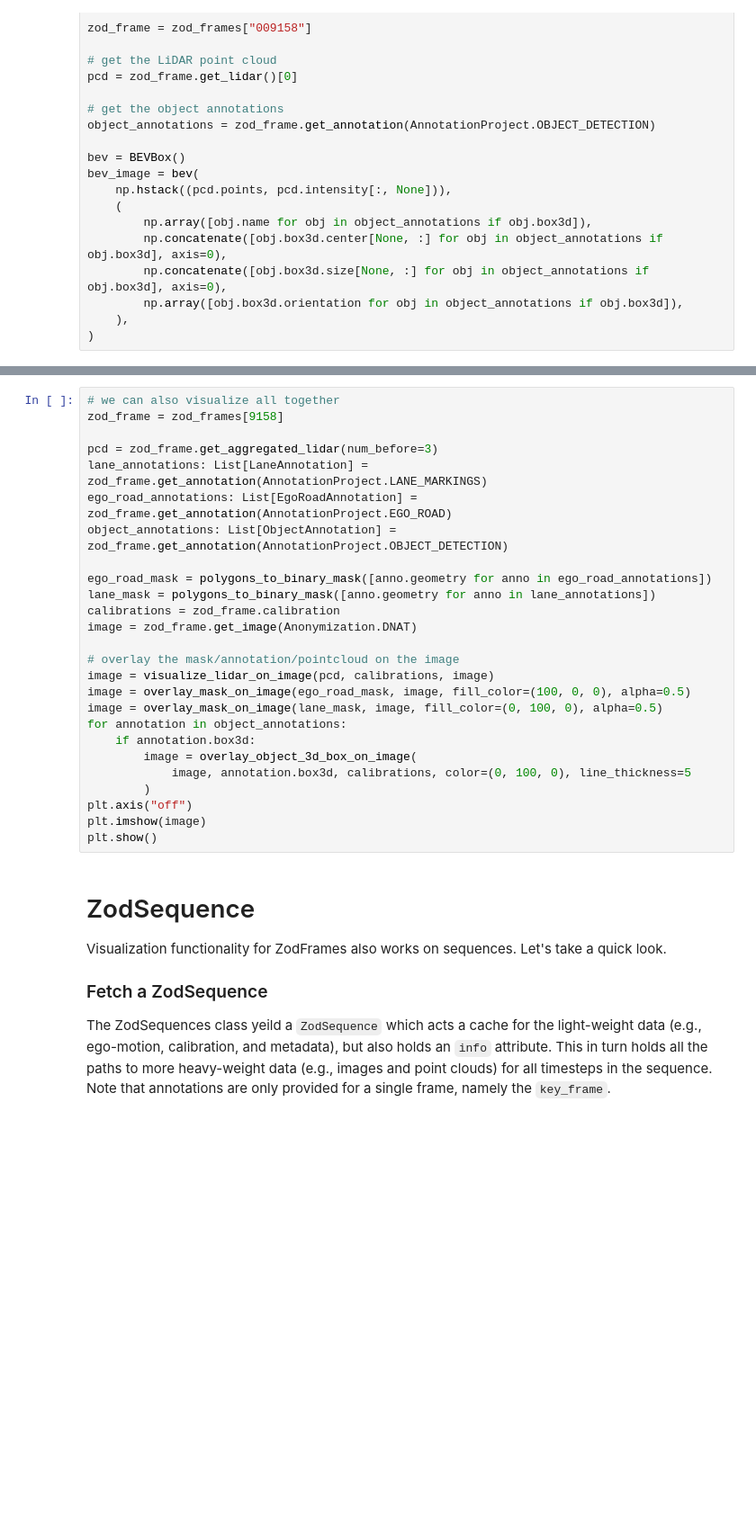
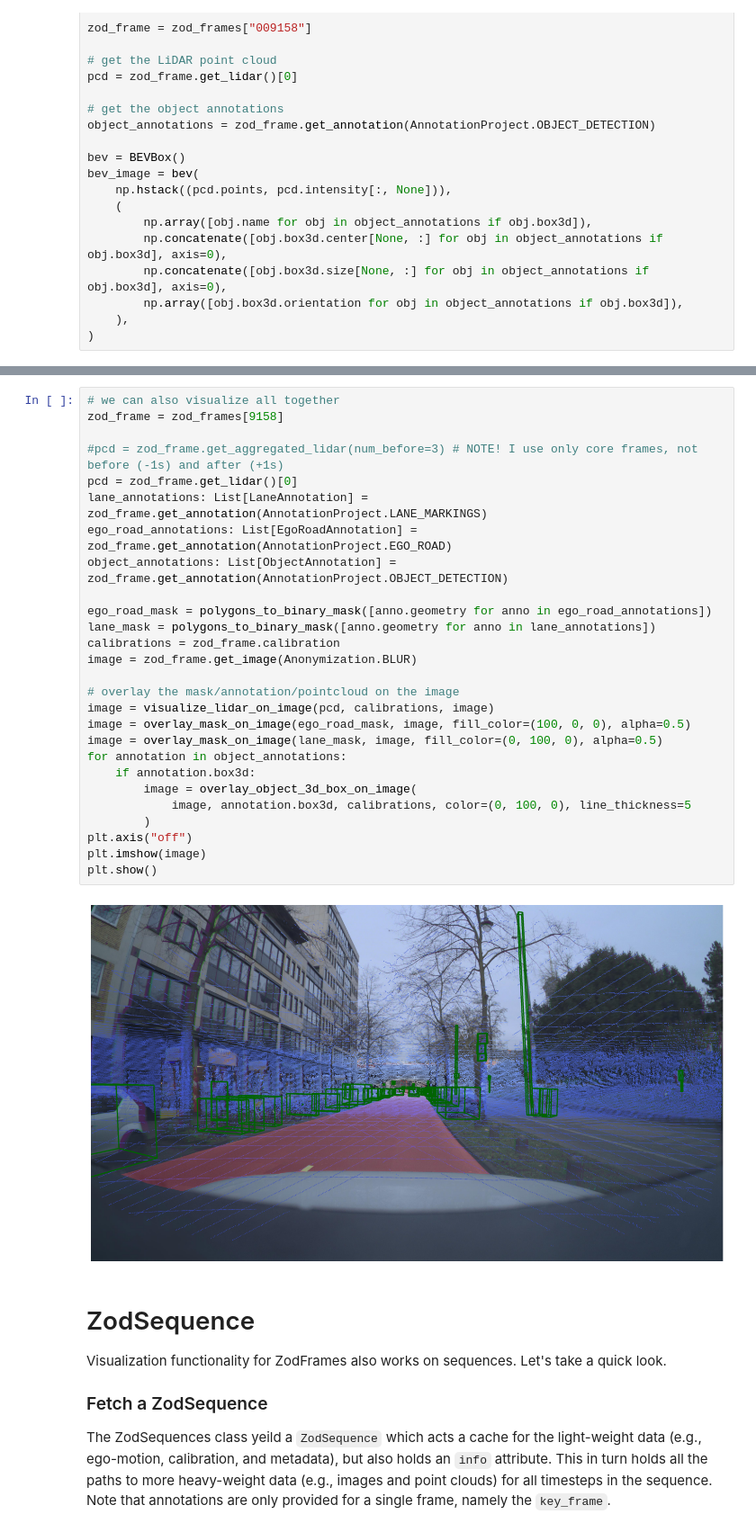
Before and after one commit to Petros626/zod, a Jupyter notebook: examples/devkit_tutorial.ipynb, the cells around one changed output, grey strips where cells are left out. Shown at 90% size. Drawn from its saved outputs; the diff is of its cells as text; blank space fills up the shorter version.

Commit message:
finalize the script to run only with lidar core frames

```diff
--- a/examples/devkit_tutorial.ipynb
+++ b/examples/devkit_tutorial.ipynb
@@ -473,29 +444,32 @@ plt.show()
 # %%
 # we can also visualize all together
 zod_frame = zod_frames[9158]
 
-pcd = zod_frame.get_aggregated_lidar(num_before=3)
+#pcd = zod_frame.get_aggregated_lidar(num_before=3) # NOTE! I use only core frames, not before (-1s) and after (+1s)
+pcd = zod_frame.get_lidar()[0]
 lane_annotations: List[LaneAnnotation] = zod_frame.get_annotation(AnnotationProject.LANE_MARKINGS)
 ego_road_annotations: List[EgoRoadAnnotation] = zod_frame.get_annotation(AnnotationProject.EGO_ROAD)
 object_annotations: List[ObjectAnnotation] = zod_frame.get_annotation(AnnotationProject.OBJECT_DETECTION)
 
 ego_road_mask = polygons_to_binary_mask([anno.geometry for anno in ego_road_annotations])
 lane_mask = polygons_to_binary_mask([anno.geometry for anno in lane_annotations])
 calibrations = zod_frame.calibration
-image = zod_frame.get_image(Anonymization.DNAT)
+image = zod_frame.get_image(Anonymization.BLUR)
 
 # overlay the mask/annotation/pointcloud on the image
 image = visualize_lidar_on_image(pcd, calibrations, image)
 image = overlay_mask_on_image(ego_road_mask, image, fill_color=(100, 0, 0), alpha=0.5)
 image = overlay_mask_on_image(lane_mask, image, fill_color=(0, 100, 0), alpha=0.5)
 for annotation in object_annotations:
     if annotation.box3d:
         image = overlay_object_3d_box_on_image(
             image, annotation.box3d, calibrations, color=(0, 100, 0), line_thickness=5
         )
 plt.axis("off")
 plt.imshow(image)
 plt.show()
+# %% [output]
+[figure, added]
 # %% [markdown]
 # ZodSequence
 Visualization functionality for ZodFrames also works on sequences. Let's take a quick look.
```
Also changed, not shown: parts of 8 cells of this notebook.
